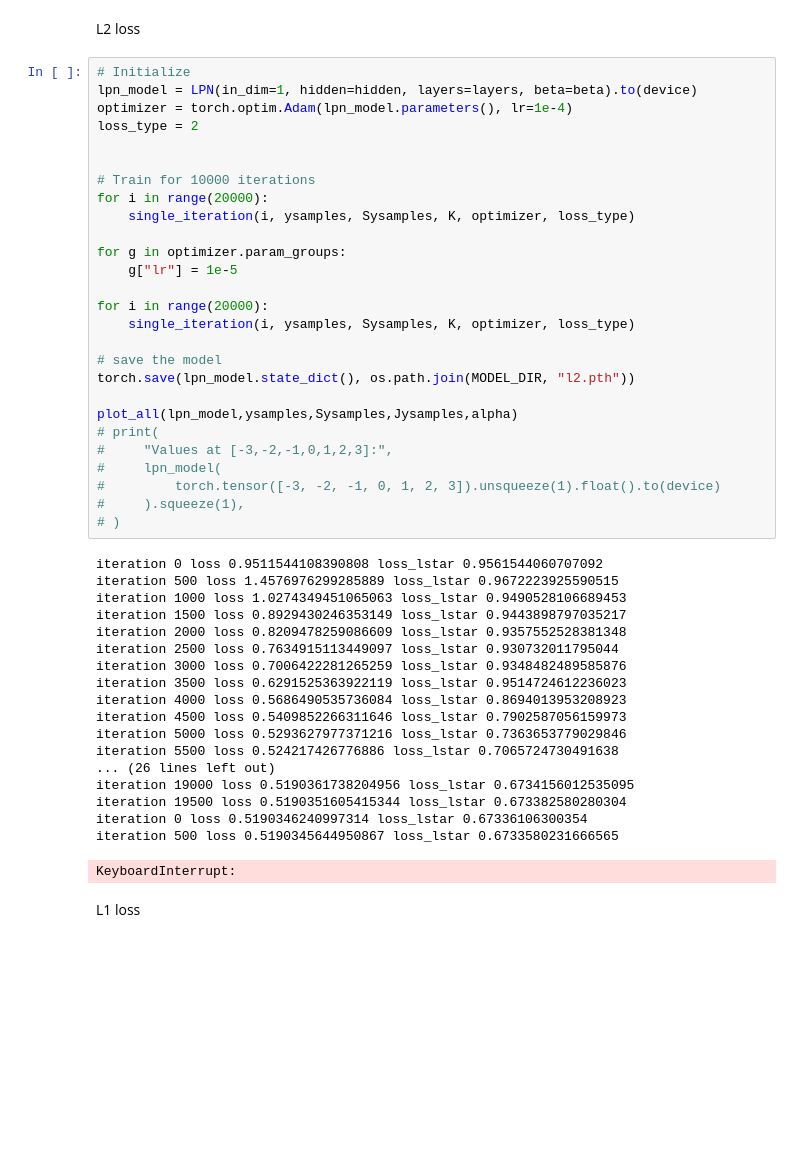
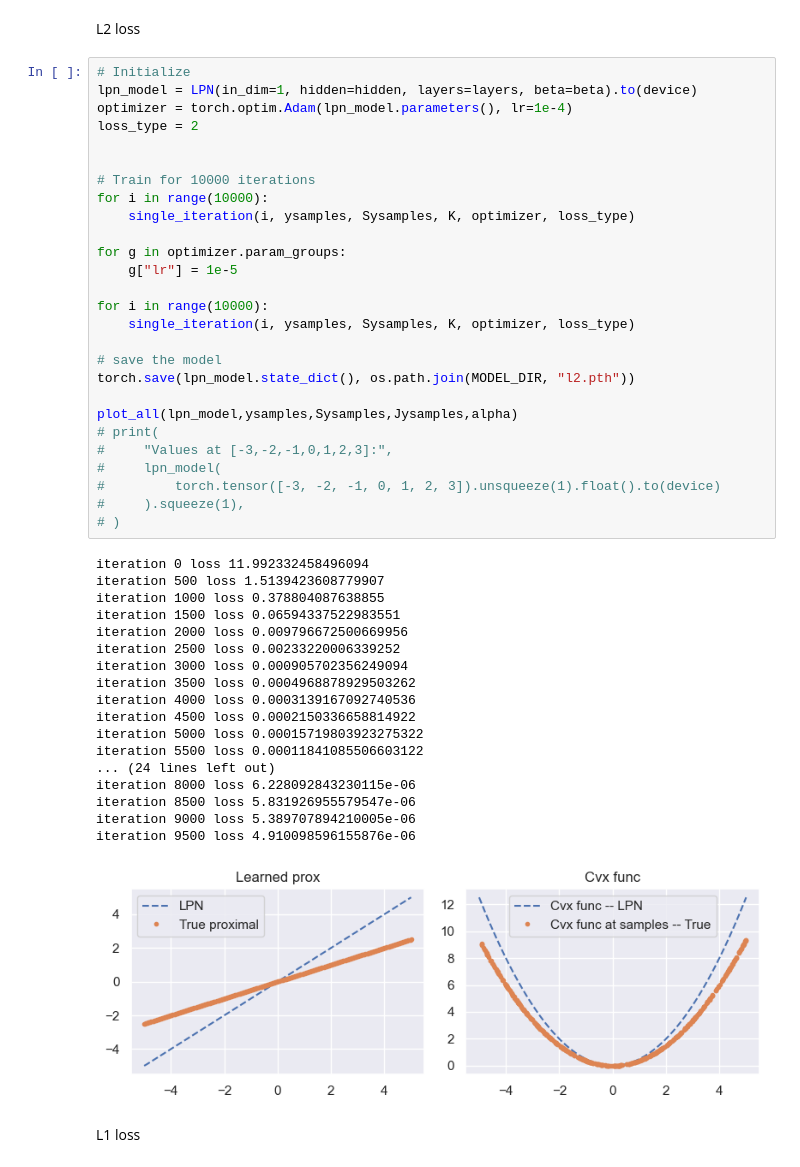
Before and after one commit to Gabriel-P-Langlois/lpn_for_nonconvex_control, a Jupyter notebook: exps/_hjpdes_experiments/exp_0_diagnostic_tikhonov.ipynb, the cells around one changed output. Cells and saved outputs as stored; diff of their text form; blank space fills up the shorter version.

```diff
--- a/exps/_hjpdes_experiments/exp_0_diagnostic_tikhonov.ipynb
+++ b/exps/_hjpdes_experiments/exp_0_diagnostic_tikhonov.ipynb
@@ -210,49 +213,49 @@ L2 loss
 # %%
 # Initialize
 lpn_model = LPN(in_dim=1, hidden=hidden, layers=layers, beta=beta).to(device)
 optimizer = torch.optim.Adam(lpn_model.parameters(), lr=1e-4)
 loss_type = 2
 
 
 # Train for 10000 iterations
-for i in range(20000):
+for i in range(10000):
     single_iteration(i, ysamples, Sysamples, K, optimizer, loss_type)
 
 for g in optimizer.param_groups:
     g["lr"] = 1e-5
 
-for i in range(20000):
+for i in range(10000):
     single_iteration(i, ysamples, Sysamples, K, optimizer, loss_type)
 
 # save the model
 torch.save(lpn_model.state_dict(), os.path.join(MODEL_DIR, "l2.pth"))
 
 plot_all(lpn_model,ysamples,Sysamples,Jysamples,alpha)
 # print(
 #     "Values at [-3,-2,-1,0,1,2,3]:",
 #     lpn_model(
 #         torch.tensor([-3, -2, -1, 0, 1, 2, 3]).unsqueeze(1).float().to(device)
 #     ).squeeze(1),
 # )
 # %% [output]
-iteration 0 loss 0.9511544108390808 loss_lstar 0.9561544060707092
-iteration 500 loss 1.4576976299285889 loss_lstar 0.9672223925590515
-iteration 1000 loss 1.0274349451065063 loss_lstar 0.9490528106689453
-iteration 1500 loss 0.8929430246353149 loss_lstar 0.9443898797035217
-iteration 2000 loss 0.8209478259086609 loss_lstar 0.9357552528381348
-iteration 2500 loss 0.7634915113449097 loss_lstar 0.930732011795044
-iteration 3000 loss 0.7006422281265259 loss_lstar 0.9348482489585876
-iteration 3500 loss 0.6291525363922119 loss_lstar 0.9514724612236023
-iteration 4000 loss 0.5686490535736084 loss_lstar 0.8694013953208923
-iteration 4500 loss 0.5409852266311646 loss_lstar 0.7902587056159973
-iteration 5000 loss 0.5293627977371216 loss_lstar 0.7363653779029846
-iteration 5500 loss 0.524217426776886 loss_lstar 0.7065724730491638
-... (26 lines left out)
-iteration 19000 loss 0.5190361738204956 loss_lstar 0.6734156012535095
-iteration 19500 loss 0.5190351605415344 loss_lstar 0.673382580280304
-iteration 0 loss 0.5190346240997314 loss_lstar 0.67336106300354
-iteration 500 loss 0.5190345644950867 loss_lstar 0.6733580231666565
+iteration 0 loss 11.992332458496094
+iteration 500 loss 1.5139423608779907
+iteration 1000 loss 0.378804087638855
+iteration 1500 loss 0.06594337522983551
+iteration 2000 loss 0.009796672500669956
+iteration 2500 loss 0.00233220006339252
+iteration 3000 loss 0.000905702356249094
+iteration 3500 loss 0.0004968878929503262
+iteration 4000 loss 0.0003139167092740536
+iteration 4500 loss 0.0002150336658814922
+iteration 5000 loss 0.00015719803923275322
+iteration 5500 loss 0.00011841085506603122
+... (24 lines left out)
+iteration 8000 loss 6.228092843230115e-06
+iteration 8500 loss 5.831926955579547e-06
+iteration 9000 loss 5.389707894210005e-06
+iteration 9500 loss 4.910098596155876e-06
-KeyboardInterrupt:
+[figure, added]
 # %% [markdown]
 L1 loss
 # %%
```
Also changed, not shown: parts of 6 cells of this notebook, 4 other files.
